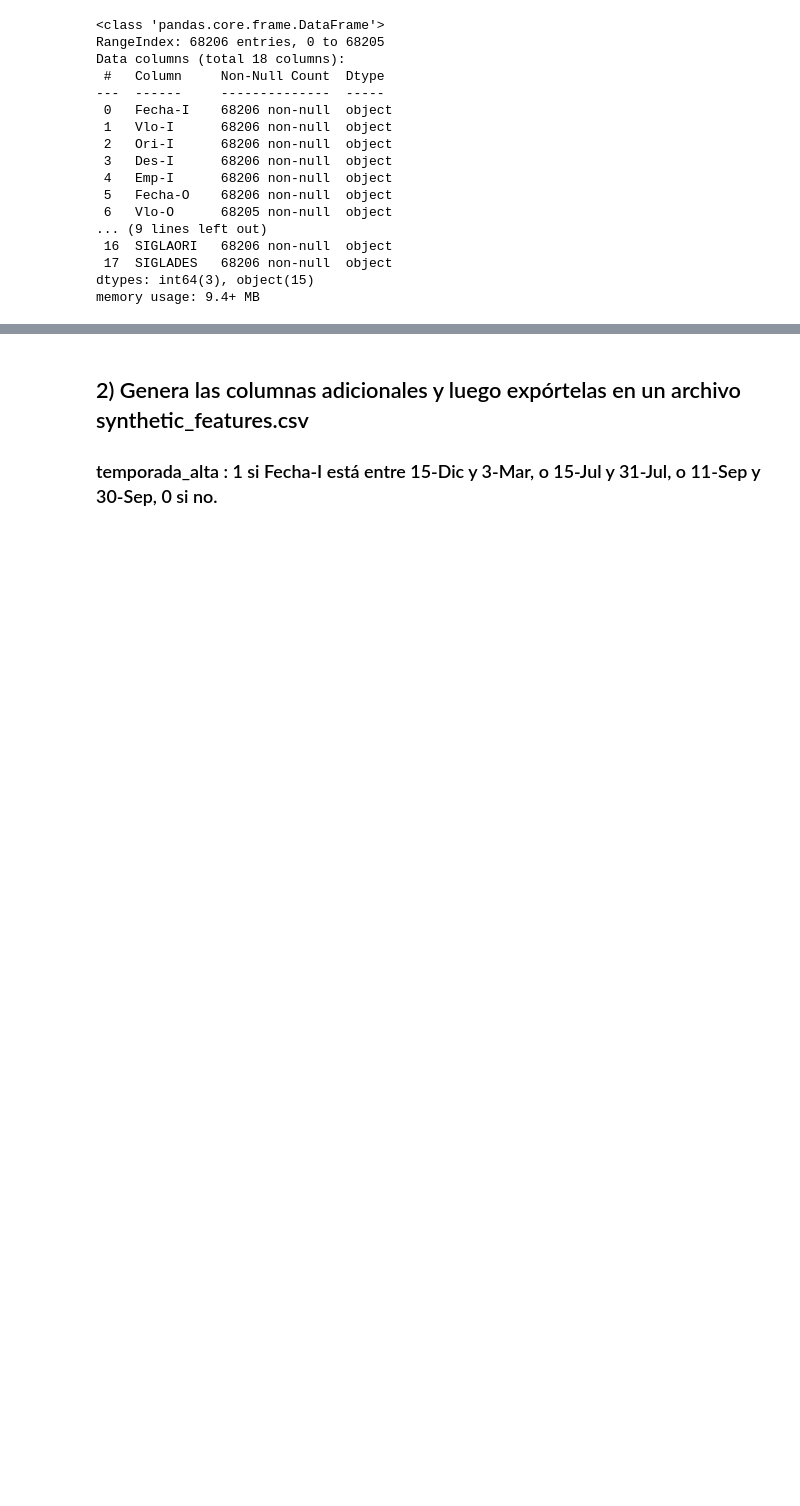
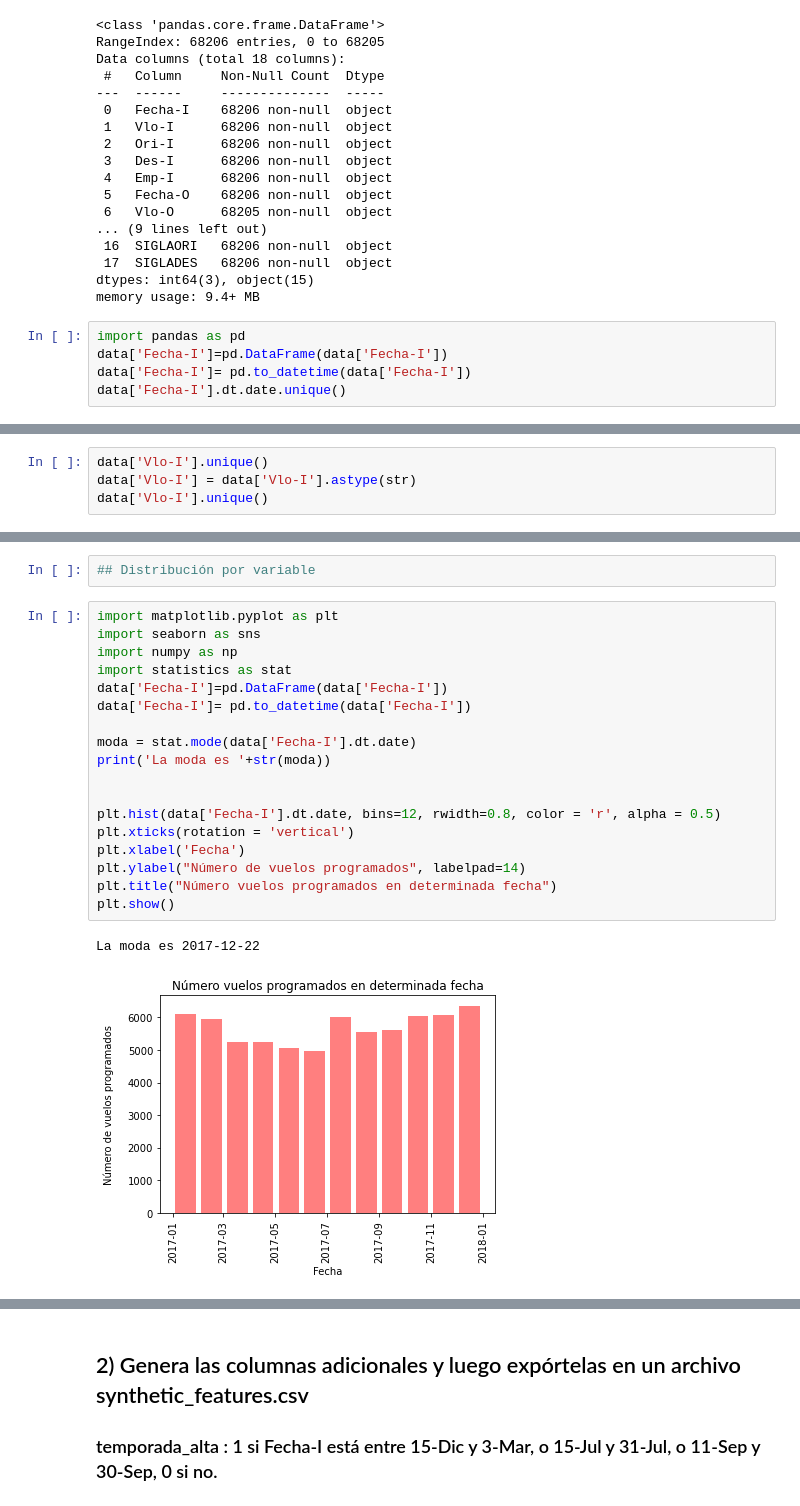
Before and after one commit to lorenagh/latam, a Jupyter notebook: solution.ipynb, the cells around one changed output, grey strips where cells are left out. Cells and saved outputs as stored; diff of their text form; blank space fills up the shorter version.

Commit message:
merge distribución con p1 y p2, agregué explicación

```diff
--- a/solution.ipynb
+++ b/solution.ipynb
@@ -33,3 +33,8 @@ Data columns (total 18 columns):
  17  SIGLADES   68206 non-null  object
 dtypes: int64(3), object(15)
 memory usage: 9.4+ MB
+# %%
+import pandas as pd
+data['Fecha-I']=pd.DataFrame(data['Fecha-I'])
+data['Fecha-I']= pd.to_datetime(data['Fecha-I'])
+data['Fecha-I'].dt.date.unique()
@@ -35,0 +64,4 @@ memory usage: 9.4+ MB
+# %%
+data['Vlo-I'].unique()
+data['Vlo-I'] = data['Vlo-I'].astype(str)
+data['Vlo-I'].unique()
@@ -35,0 +246,23 @@ memory usage: 9.4+ MB
+# %%
+## Distribución por variable
+# %%
+import matplotlib.pyplot as plt
+import seaborn as sns
+import numpy as np
+import statistics as stat
+data['Fecha-I']=pd.DataFrame(data['Fecha-I'])
+data['Fecha-I']= pd.to_datetime(data['Fecha-I'])
+
+moda = stat.mode(data['Fecha-I'].dt.date)
+print('La moda es '+str(moda))
+
+
+plt.hist(data['Fecha-I'].dt.date, bins=12, rwidth=0.8, color = 'r', alpha = 0.5)
+plt.xticks(rotation = 'vertical')
+plt.xlabel('Fecha')
+plt.ylabel("Número de vuelos programados", labelpad=14)
+plt.title("Número vuelos programados en determinada fecha")
+plt.show()
+# %% [output]
+La moda es 2017-12-22
+[figure, added]
```
Also changed, not shown: parts of 75 cells of this notebook, 1 other file.
